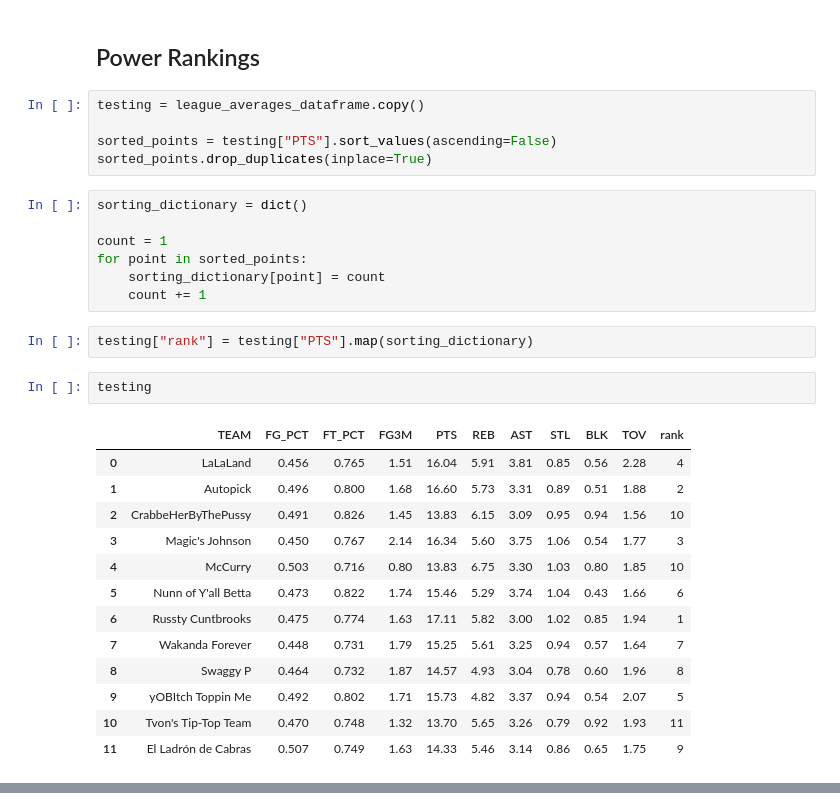
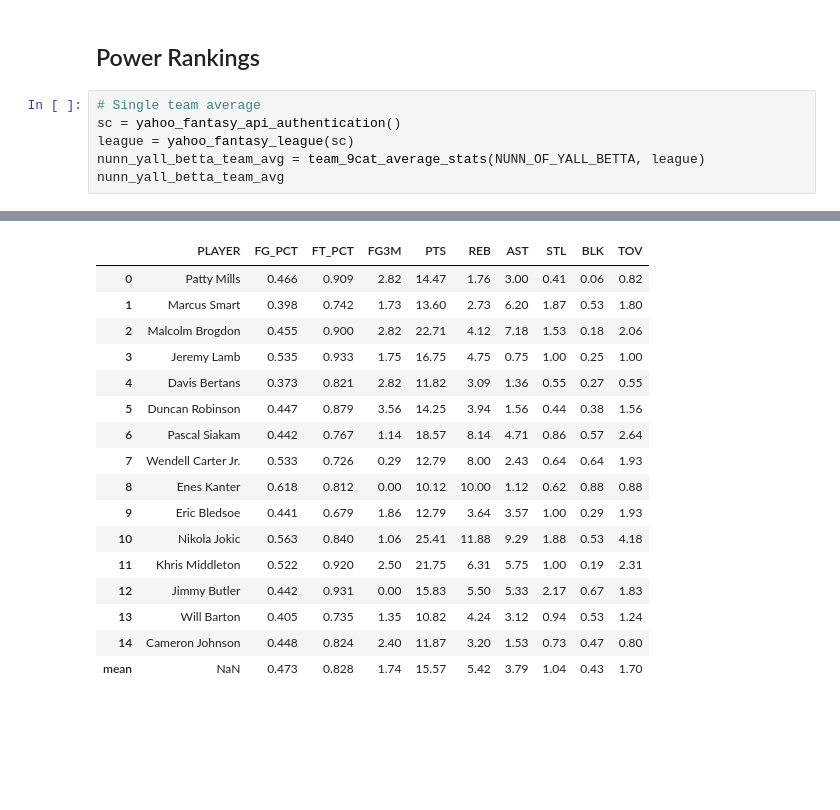
Before and after one commit to JaumeClave/waiver_wire_machine, a Jupyter notebook: notebooks/02_yahoo_fantasy_sports_api_exploration.ipynb, the cells around one changed output, grey strips where cells are left out. Cells and saved outputs as stored; diff of their text form; blank space fills up the shorter version.

```diff
--- a/notebooks/02_yahoo_fantasy_sports_api_exploration.ipynb
+++ b/notebooks/02_yahoo_fantasy_sports_api_exploration.ipynb
@@ -873,32 +961,9 @@ mean   0.009   0.014  0.05 -0.03 -0.12 -0.11  0.0 -0.01 -0.01
 # %% [markdown]
 ## Power Rankings
-# %%
-testing = league_averages_dataframe.copy()
-
-sorted_points = testing["PTS"].sort_values(ascending=False)
-sorted_points.drop_duplicates(inplace=True)
-# %%
-sorting_dictionary = dict()
-
-count = 1
-for point in sorted_points:
-    sorting_dictionary[point] = count
-    count += 1
-# %%
-testing["rank"] = testing["PTS"].map(sorting_dictionary)
-# %%
-testing
-# %% [output]
-|  | TEAM | FG_PCT | FT_PCT | FG3M | PTS | REB | AST | STL | BLK | TOV | rank |
-| 0 | LaLaLand | 0.456 | 0.765 | 1.51 | 16.04 | 5.91 | 3.81 | 0.85 | 0.56 | 2.28 | 4 |
-| 1 | Autopick | 0.496 | 0.800 | 1.68 | 16.60 | 5.73 | 3.31 | 0.89 | 0.51 | 1.88 | 2 |
-| 2 | CrabbeHerByThePussy | 0.491 | 0.826 | 1.45 | 13.83 | 6.15 | 3.09 | 0.95 | 0.94 | 1.56 | 10 |
-| 3 | Magic's Johnson | 0.450 | 0.767 | 2.14 | 16.34 | 5.60 | 3.75 | 1.06 | 0.54 | 1.77 | 3 |
-| 4 | McCurry | 0.503 | 0.716 | 0.80 | 13.83 | 6.75 | 3.30 | 1.03 | 0.80 | 1.85 | 10 |
-| 5 | Nunn of Y'all Betta | 0.473 | 0.822 | 1.74 | 15.46 | 5.29 | 3.74 | 1.04 | 0.43 | 1.66 | 6 |
-| 6 | Russty Cuntbrooks | 0.475 | 0.774 | 1.63 | 17.11 | 5.82 | 3.00 | 1.02 | 0.85 | 1.94 | 1 |
-| 7 | Wakanda Forever | 0.448 | 0.731 | 1.79 | 15.25 | 5.61 | 3.25 | 0.94 | 0.57 | 1.64 | 7 |
-| 8 | Swaggy P | 0.464 | 0.732 | 1.87 | 14.57 | 4.93 | 3.04 | 0.78 | 0.60 | 1.96 | 8 |
-| 9 | yOBItch Toppin Me | 0.492 | 0.802 | 1.71 | 15.73 | 4.82 | 3.37 | 0.94 | 0.54 | 2.07 | 5 |
-| 10 | Tvon's Tip-Top Team | 0.470 | 0.748 | 1.32 | 13.70 | 5.65 | 3.26 | 0.79 | 0.92 | 1.93 | 11 |
-| 11 | El Ladrón de Cabras | 0.507 | 0.749 | 1.63 | 14.33 | 5.46 | 3.14 | 0.86 | 0.65 | 1.75 | 9 |
+# %%
+# Single team average
+sc = yahoo_fantasy_api_authentication()
+league = yahoo_fantasy_league(sc)
+nunn_yall_betta_team_avg = team_9cat_average_stats(NUNN_OF_YALL_BETTA, league)
+nunn_yall_betta_team_avg
+# %% [output]
@@ -904,0 +973,17 @@ testing
+|  | PLAYER | FG_PCT | FT_PCT | FG3M | PTS | REB | AST | STL | BLK | TOV |
+| 0 | Patty Mills | 0.466 | 0.909 | 2.82 | 14.47 | 1.76 | 3.00 | 0.41 | 0.06 | 0.82 |
+| 1 | Marcus Smart | 0.398 | 0.742 | 1.73 | 13.60 | 2.73 | 6.20 | 1.87 | 0.53 | 1.80 |
+| 2 | Malcolm Brogdon | 0.455 | 0.900 | 2.82 | 22.71 | 4.12 | 7.18 | 1.53 | 0.18 | 2.06 |
+| 3 | Jeremy Lamb | 0.535 | 0.933 | 1.75 | 16.75 | 4.75 | 0.75 | 1.00 | 0.25 | 1.00 |
+| 4 | Davis Bertans | 0.373 | 0.821 | 2.82 | 11.82 | 3.09 | 1.36 | 0.55 | 0.27 | 0.55 |
+| 5 | Duncan Robinson | 0.447 | 0.879 | 3.56 | 14.25 | 3.94 | 1.56 | 0.44 | 0.38 | 1.56 |
+| 6 | Pascal Siakam | 0.442 | 0.767 | 1.14 | 18.57 | 8.14 | 4.71 | 0.86 | 0.57 | 2.64 |
+| 7 | Wendell Carter Jr. | 0.533 | 0.726 | 0.29 | 12.79 | 8.00 | 2.43 | 0.64 | 0.64 | 1.93 |
+| 8 | Enes Kanter | 0.618 | 0.812 | 0.00 | 10.12 | 10.00 | 1.12 | 0.62 | 0.88 | 0.88 |
+| 9 | Eric Bledsoe | 0.441 | 0.679 | 1.86 | 12.79 | 3.64 | 3.57 | 1.00 | 0.29 | 1.93 |
+| 10 | Nikola Jokic | 0.563 | 0.840 | 1.06 | 25.41 | 11.88 | 9.29 | 1.88 | 0.53 | 4.18 |
+| 11 | Khris Middleton | 0.522 | 0.920 | 2.50 | 21.75 | 6.31 | 5.75 | 1.00 | 0.19 | 2.31 |
+| 12 | Jimmy Butler | 0.442 | 0.931 | 0.00 | 15.83 | 5.50 | 5.33 | 2.17 | 0.67 | 1.83 |
+| 13 | Will Barton | 0.405 | 0.735 | 1.35 | 10.82 | 4.24 | 3.12 | 0.94 | 0.53 | 1.24 |
+| 14 | Cameron Johnson | 0.448 | 0.824 | 2.40 | 11.87 | 3.20 | 1.53 | 0.73 | 0.47 | 0.80 |
+| mean | NaN | 0.473 | 0.828 | 1.74 | 15.57 | 5.42 | 3.79 | 1.04 | 0.43 | 1.70 |
```
Also changed, not shown: parts of 46 cells of this notebook.
